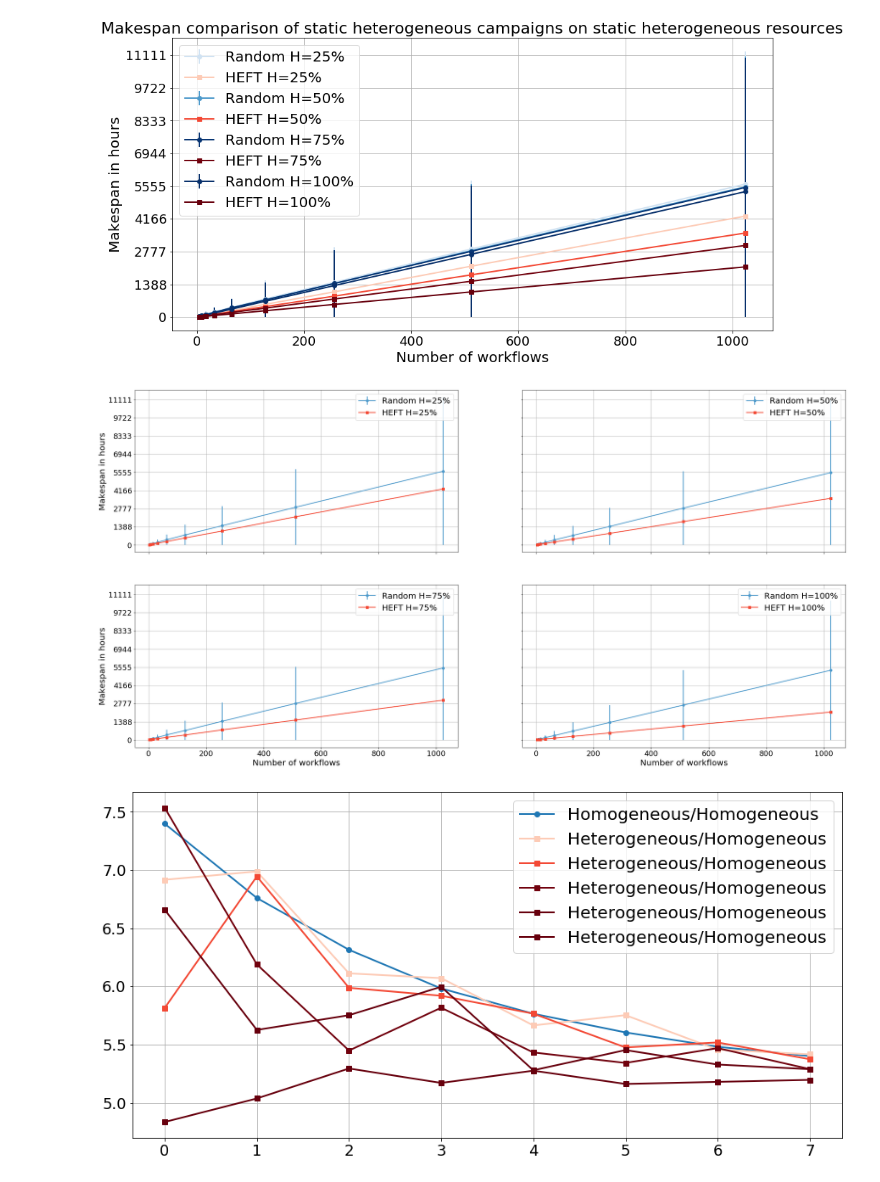
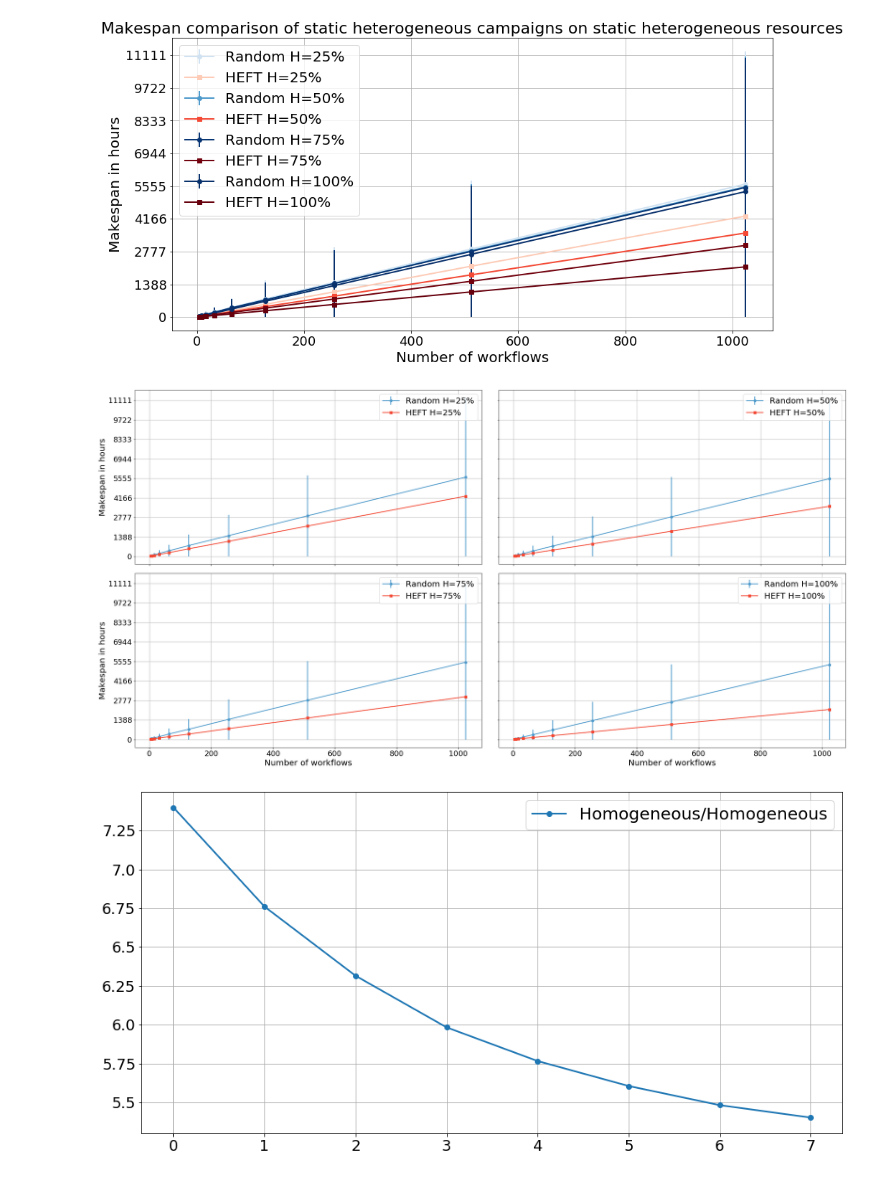
Before and after one commit to radical-project/campaign_manager, a Jupyter notebook: experiments/StaticResourcesExperiments.ipynb, the cells around one changed output. Cells and saved outputs as stored; diff of their text form; code cells hidden in the pictures.

```diff
--- a/experiments/StaticResourcesExperiments.ipynb
+++ b/experiments/StaticResourcesExperiments.ipynb
@@ -205,38 +250,39 @@ _ = axis.legend(fontsize=20)
 [figure]
 # %%
 fig,axis = plt.subplots(nrows=2,ncols=2,figsize=(31,16), sharex=True, sharey=True)
+fig.subplots_adjust(wspace=0.05, hspace=0.05)
 _ = axis[0,0].errorbar(StHeteroCampaigns_4St025HeteroResources_makespan_means.xs('RANDOM').index,StHeteroCampaigns_4St025HeteroResources_makespan_means.xs('RANDOM').values,StHeteroCampaigns_4St025HeteroResources_makespan_means.xs('RANDOM').values,marker='o',label='Random H=25%',linewidth=2, color=blues(150))
 _ = axis[0,0].errorbar(StHeteroCampaigns_4St025HeteroResources_makespan_means.xs('HEFT').index,StHeteroCampaigns_4St025HeteroResources_makespan_means.xs('HEFT').values,marker='s',label='HEFT H=25%', color=reds(150),linewidth=2)
 
 _ = axis[0,1].errorbar(StHeteroCampaigns_4St050HeteroResources_makespan_means.xs('RANDOM').index,StHeteroCampaigns_4St050HeteroResources_makespan_means.xs('RANDOM').values,StHeteroCampaigns_4St050HeteroResources_makespan_means.xs('RANDOM').values,marker='o',label='Random H=50%',linewidth=2, color=blues(150))
 _ = axis[0,1].errorbar(StHeteroCampaigns_4St050HeteroResources_makespan_means.xs('HEFT').index,StHeteroCampaigns_4St050HeteroResources_makespan_means.xs('HEFT').values,marker='s',label='HEFT H=50%', color=reds(150),linewidth=2)
 
 _ = axis[1,0].errorbar(StHeteroCampaigns_4St075HeteroResources_makespan_means.xs('RANDOM').index,StHeteroCampaigns_4St075HeteroResources_makespan_means.xs('RANDOM').values,StHeteroCampaigns_4St075HeteroResources_makespan_means.xs('RANDOM').values,marker='o',label='Random H=75%',linewidth=2, color=blues(150))
 _ = axis[1,0].errorbar(StHeteroCampaigns_4St075HeteroResources_makespan_means.xs('HEFT').index,StHeteroCampaigns_4St075HeteroResources_makespan_means.xs('HEFT').values,marker='s',label='HEFT H=75%', color=reds(150),linewidth=2)
 
 _ = axis[1,1].errorbar(StHeteroCampaigns_4St100HeteroResources_makespan_means.xs('RANDOM').index,StHeteroCampaigns_4St100HeteroResources_makespan_means.xs('RANDOM').values,StHeteroCampaigns_4St100HeteroResources_makespan_means.xs('RANDOM').values,marker='o',label='Random H=100%',linewidth=2, color=blues(150))
 _ = axis[1,1].errorbar(StHeteroCampaigns_4St100HeteroResources_makespan_means.xs('HEFT').index,StHeteroCampaigns_4St100HeteroResources_makespan_means.xs('HEFT').values,marker='s',label='HEFT H=100%', color=reds(150),linewidth=2)
 
 
 _ = axis[0,0].set_ylabel('Makespan in hours',fontsize=20)
 _ = axis[1,0].set_ylabel('Makespan in hours',fontsize=20)
 _ = axis[1,0].set_xlabel('Number of workflows',fontsize=20)
 _ = axis[1,1].set_xlabel('Number of workflows',fontsize=20)
 _ = axis[1,0].set_xticklabels(axis[1,0].get_xticks().astype('int').tolist(),fontsize=18)
 _ = axis[1,1].set_xticklabels(axis[1,1].get_xticks().astype('int').tolist(),fontsize=18)
 _ = axis[0,0].set_yticklabels((axis[0,0].get_yticks()/3600).astype('int').tolist(),fontsize=18)
 _ = axis[1,0].set_yticklabels((axis[1,0].get_yticks()/3600).astype('int').tolist(),fontsize=18)
 _ = axis[0,0].grid('on')
 _ = axis[0,1].grid('on')
 _ = axis[1,0].grid('on')
 _ = axis[1,1].grid('on')
 _ = axis[0,0].legend(fontsize=20)
 _ = axis[0,1].legend(fontsize=20)
 _ = axis[1,0].legend(fontsize=20)
 _ = axis[1,1].legend(fontsize=20)
 #_ = axis.set_title('Makespan comparison of static heterogeneous campaigns on static homogeneous resources', fontsize=22)
 # %% [output]
-[figure, old version]
+[figure, new version]
 # %%
 gradient1, gradient2, gradient3, gradient4, gradient5, gradient6 = list(), list(), list(), list(), list(), list()
 for i in range(1,9):
@@ -250,14 +296,14 @@ for i in range(1,9):
 
 fig,axis = plt.subplots(nrows=1,ncols=1,figsize=(15,7.5))
 _ = axis.plot(gradient1, marker='o',label='Homogeneous/Homogeneous',linewidth=2)
-_ = axis.plot(gradient2, marker='s',label='Heterogeneous/Homogeneous', color=reds(50),linewidth=2)
-_ = axis.plot(gradient3, marker='s',label='Heterogeneous/Homogeneous', color=reds(150),linewidth=2)
-_ = axis.plot(gradient4, marker='s',label='Heterogeneous/Homogeneous', color=reds(250),linewidth=2)
-_ = axis.plot(gradient5, marker='s',label='Heterogeneous/Homogeneous', color=reds(350),linewidth=2)
-_ = axis.plot(gradient6, marker='s',label='Heterogeneous/Homogeneous', color=reds(450),linewidth=2)
+#_ = axis.plot(gradient2, marker='s',label='Heterogeneous/Homogeneous', color=reds(50),linewidth=2)
+#_ = axis.plot(gradient3, marker='s',label='Heterogeneous/Homogeneous', color=reds(150),linewidth=2)
+#_ = axis.plot(gradient4, marker='s',label='Heterogeneous/Homogeneous', color=reds(250),linewidth=2)
+#_ = axis.plot(gradient5, marker='s',label='Heterogeneous/Homogeneous', color=reds(350),linewidth=2)
+#_ = axis.plot(gradient6, marker='s',label='Heterogeneous/Homogeneous', color=reds(450),linewidth=2)
 _ = axis.set_xticklabels(axis.get_xticks().astype('int').tolist(),fontsize=18)
 _ = axis.set_yticklabels((axis.get_yticks()).astype('float').tolist(),fontsize=18)
 _ = axis.grid('on')
 _ = axis.legend(fontsize=20)
 # %% [output]
-[figure, old version]
+[figure, new version]
```
Also changed, not shown: parts of 8 cells of this notebook.
